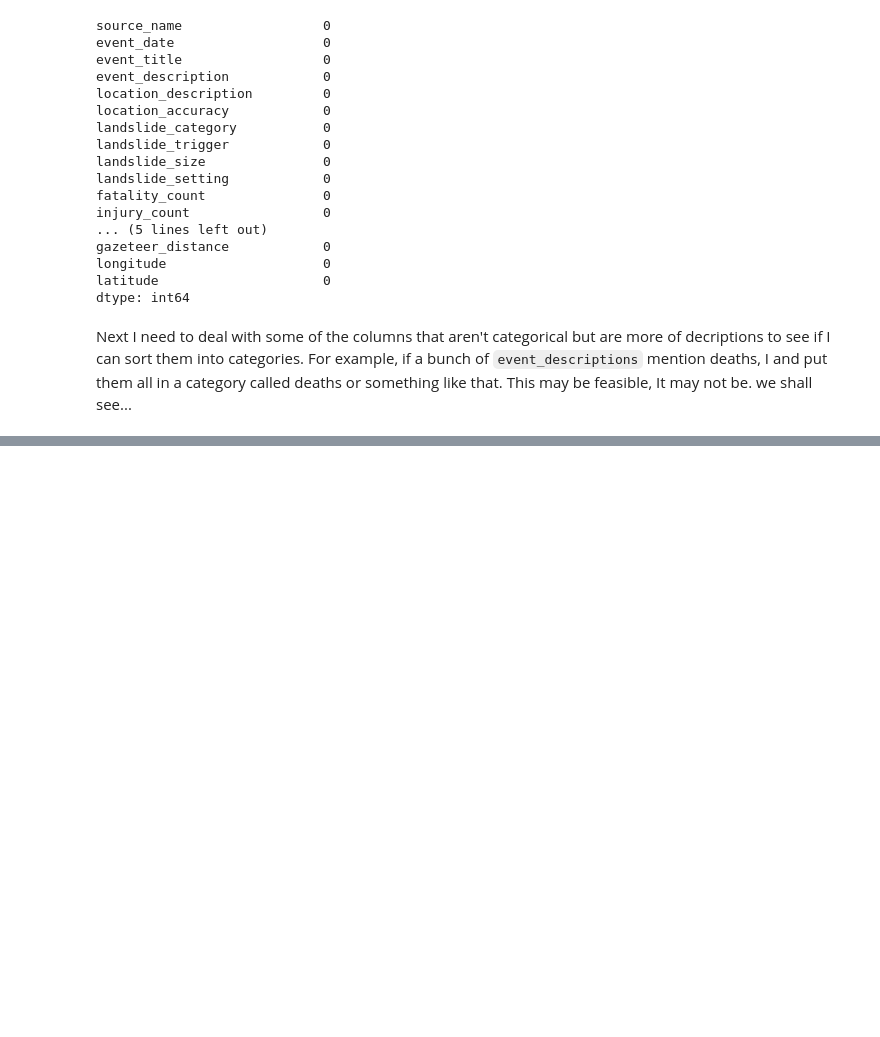
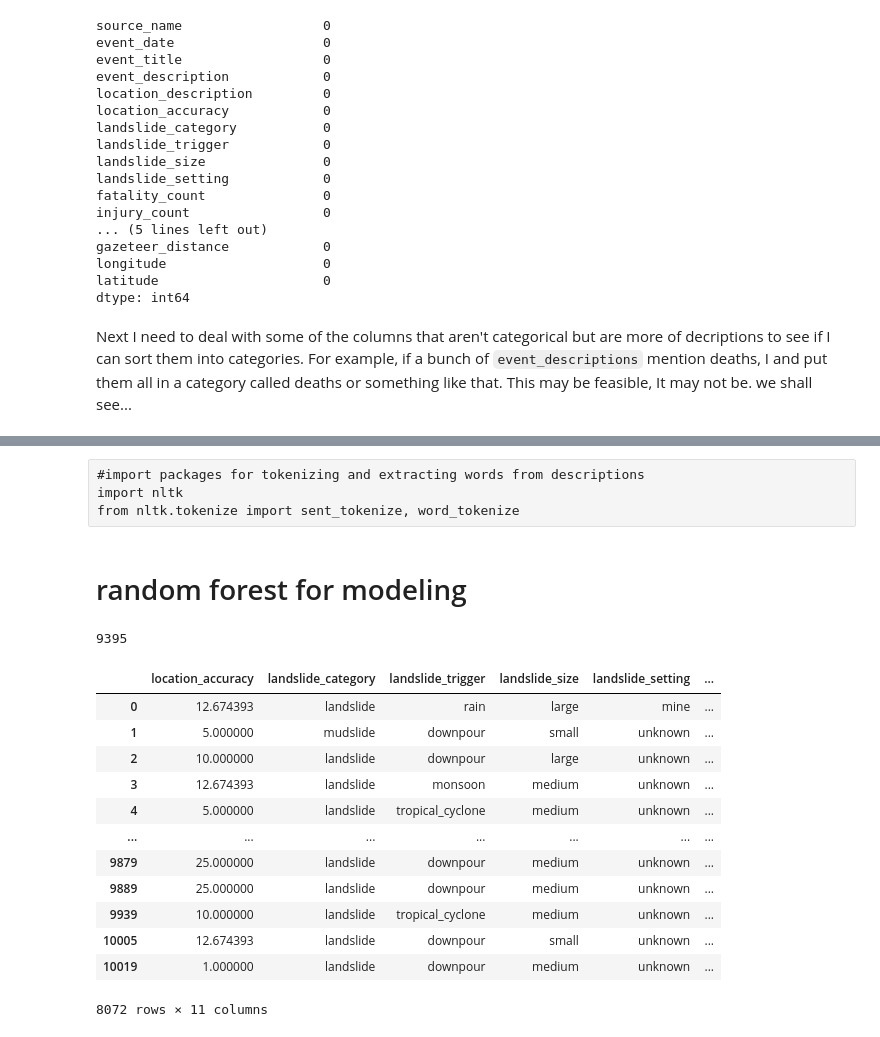
Before and after one commit to rsfellman/ST558FinalProject, a Jupyter notebook: cleaning_and_eda.ipynb, the cells around one changed output, grey strips where cells are left out. Cells and saved outputs as stored; diff of their text form; code cells hidden in the pictures; blank space fills up the shorter version.

```diff
--- a/cleaning_and_eda.ipynb
+++ b/cleaning_and_eda.ipynb
@@ -316,0 +271,6 @@ ModuleNotFoundError: No module named 'spacy'
+# %% [raw]
+#import packages for tokenizing and extracting words from descriptions
+import nltk
+from nltk.tokenize import sent_tokenize, word_tokenize
+# %% [markdown]
+# random forest for modeling
@@ -316,0 +284,31 @@ ModuleNotFoundError: No module named 'spacy'
+# %%
+# prepare training data
+landlide_fatality_train = landslide_df6.drop(columns = 'injury_count')
+len(landlide_fatality_train)
+# %% [output]
+9395
+# %%
+#drop the missing fatality count
+landlide_fatality_train = landlide_fatality_train.dropna(subset='fatality_count')
+#drop columns not used for modeling
+landlide_fatality_train = landlide_fatality_train.drop(columns= ['source_name', 'event_title', 'event_description', 'country_name', 'event_date', 'location_description', 'gazeteer_closest_point', 'admin_division_name'])
+# %%
+# code zeros and 1s for if there were deaths or not
+landlide_fatality_train['deaths'] = (landlide_fatality_train['fatality_count']>0).astype(int)
+#drop fatality column
+landlide_fatality_train_deaths = landlide_fatality_train.drop(columns = 'fatality_count')
+landlide_fatality_train_deaths
+# %% [output]
+|  | location_accuracy | landslide_category | landslide_trigger | landslide_size | landslide_setting | ... |
+| 0 | 12.674393 | landslide | rain | large | mine | ... |
+| 1 | 5.000000 | mudslide | downpour | small | unknown | ... |
+| 2 | 10.000000 | landslide | downpour | large | unknown | ... |
+| 3 | 12.674393 | landslide | monsoon | medium | unknown | ... |
+| 4 | 5.000000 | landslide | tropical_cyclone | medium | unknown | ... |
+| ... | ... | ... | ... | ... | ... | ... |
+| 9879 | 25.000000 | landslide | downpour | medium | unknown | ... |
+| 9889 | 25.000000 | landslide | downpour | medium | unknown | ... |
+| 9939 | 10.000000 | landslide | tropical_cyclone | medium | unknown | ... |
+| 10005 | 12.674393 | landslide | downpour | small | unknown | ... |
+| 10019 | 1.000000 | landslide | downpour | medium | unknown | ... |
+8072 rows × 11 columns
```
Also changed, not shown: parts of 42 cells of this notebook, 7 other files.
